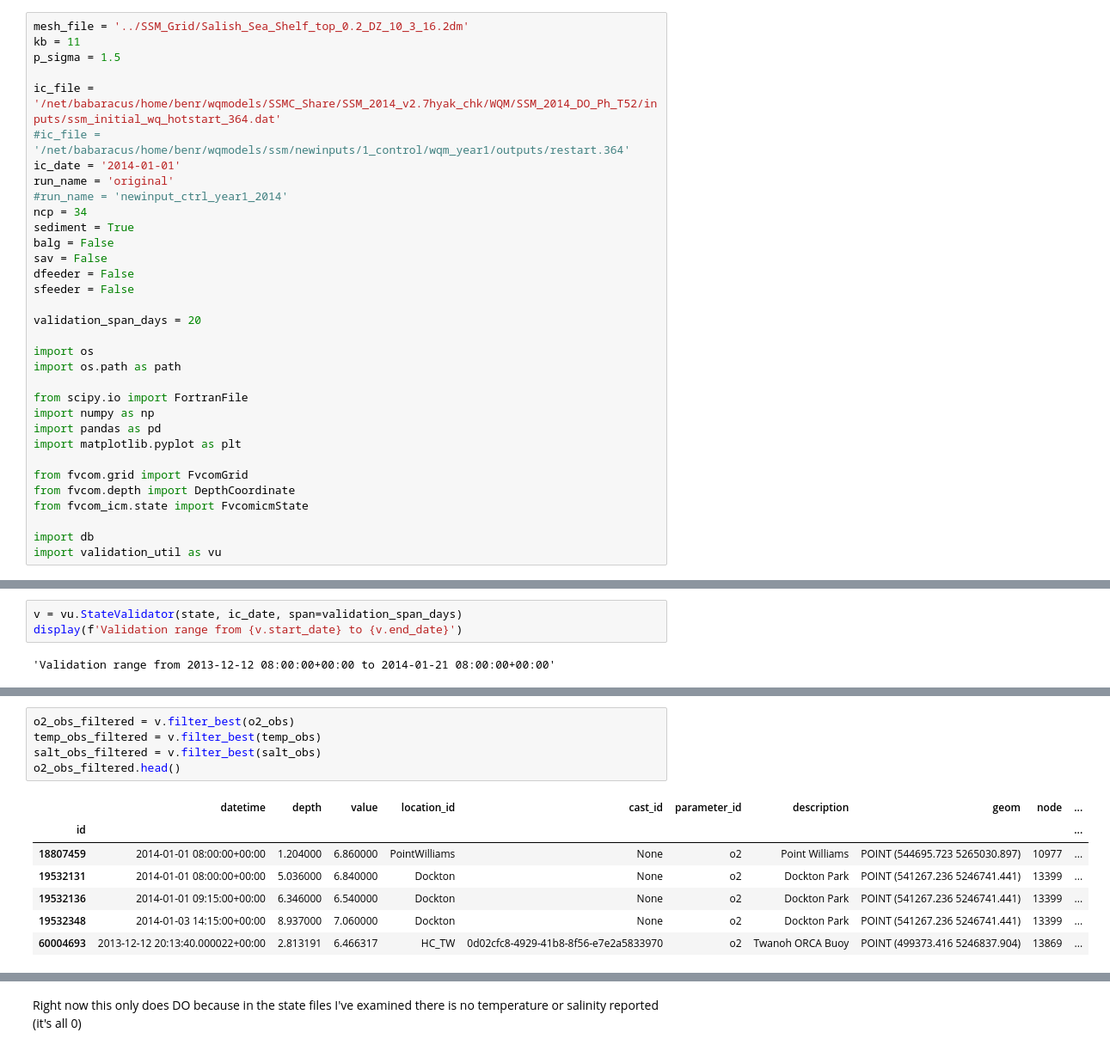
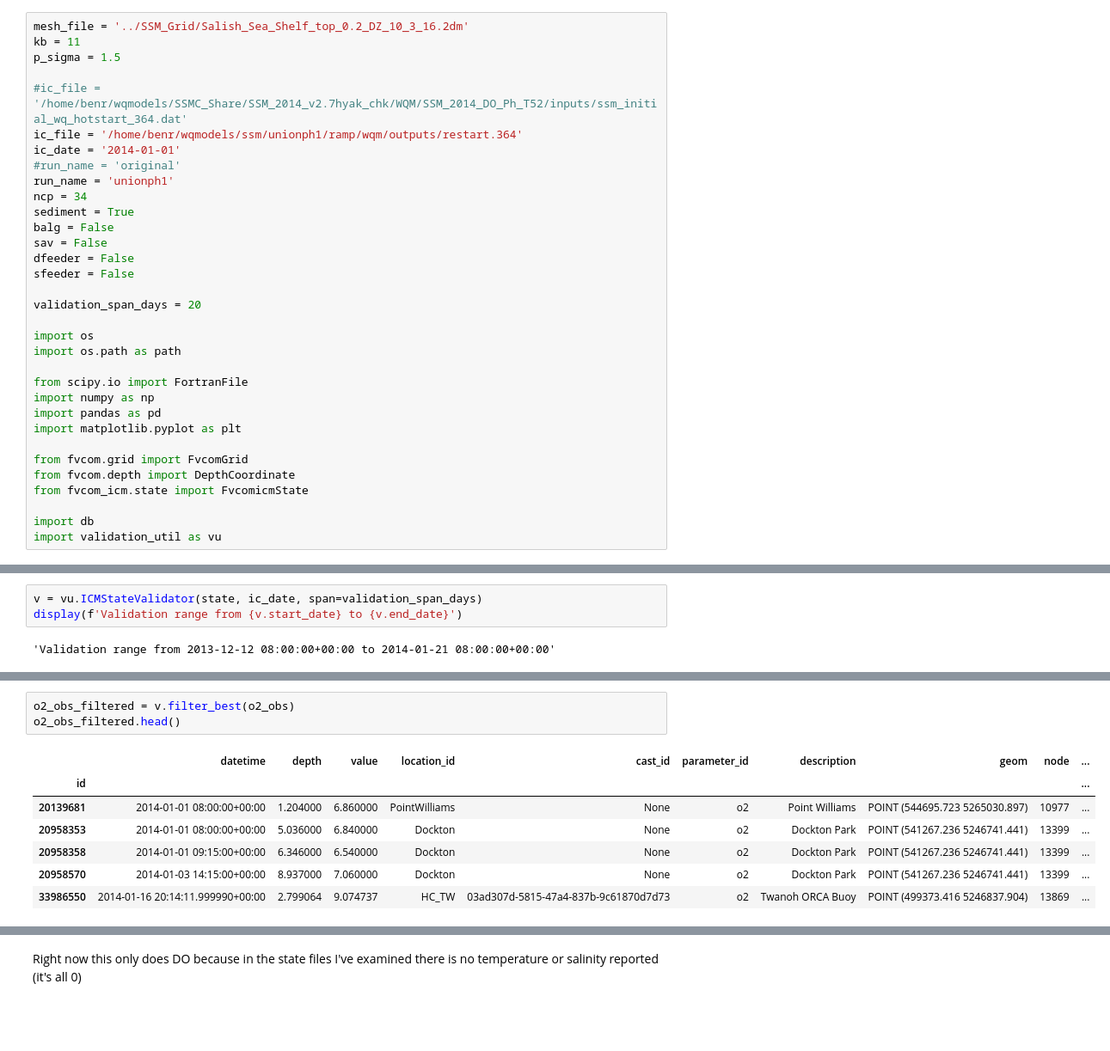
Before and after one commit to bedaro/ssm-analysis, a Jupyter notebook: validation/ValidateICMIC.ipynb, the cells around one changed output, grey strips where cells are left out. Shown at 86% size. Cells and saved outputs as stored; diff of their text form; blank space fills up the shorter version.

```diff
--- a/validation/ValidateICMIC.ipynb
+++ b/validation/ValidateICMIC.ipynb
@@ -30,11 +30,11 @@ mesh_file = '../SSM_Grid/Salish_Sea_Shelf_top_0.2_DZ_10_3_16.2dm'
 kb = 11
 p_sigma = 1.5
 
-ic_file = '/net/babaracus/home/benr/wqmodels/SSMC_Share/SSM_2014_v2.7hyak_chk/WQM/SSM_2014_DO_Ph_T52/inputs/ssm_initial_wq_hotstart_364.dat'
-#ic_file = '/net/babaracus/home/benr/wqmodels/ssm/newinputs/1_control/wqm_year1/outputs/restart.364'
+#ic_file = '/home/benr/wqmodels/SSMC_Share/SSM_2014_v2.7hyak_chk/WQM/SSM_2014_DO_Ph_T52/inputs/ssm_initial_wq_hotstart_364.dat'
+ic_file = '/home/benr/wqmodels/ssm/unionph1/ramp/wqm/outputs/restart.364'
 ic_date = '2014-01-01'
-run_name = 'original'
-#run_name = 'newinput_ctrl_year1_2014'
+#run_name = 'original'
+run_name = 'unionph1'
 ncp = 34
 sediment = True
 balg = False
@@ -71,7 +71,7 @@ else:
 out_file = lambda name: path.join("notebook_outs", "icmic_" + run_name, name)
 os.makedirs(path.dirname(out_file('foo')), exist_ok=True)
 # %%
-v = vu.StateValidator(state, ic_date, span=validation_span_days)
+v = vu.ICMStateValidator(state, ic_date, span=validation_span_days)
 display(f'Validation range from {v.start_date} to {v.end_date}')
 # %% [output]
 'Validation range from 2013-12-12 08:00:00+00:00 to 2014-01-21 08:00:00+00:00'
@@ -97,16 +93,14 @@ o2_obs.head()
 # %%
 o2_obs_filtered = v.filter_best(o2_obs)
-temp_obs_filtered = v.filter_best(temp_obs)
-salt_obs_filtered = v.filter_best(salt_obs)
 o2_obs_filtered.head()
 # %% [output]
 |  | datetime | depth | value | location_id | cast_id | parameter_id | description | geom | node | ... |
 | id |  |  |  |  |  |  |  |  |  | ... |
-| 18807459 | 2014-01-01 08:00:00+00:00 | 1.204000 | 6.860000 | PointWilliams | None | o2 | Point Williams | POINT (544695.723 5265030.897) | 10977 | ... |
-| 19532131 | 2014-01-01 08:00:00+00:00 | 5.036000 | 6.840000 | Dockton | None | o2 | Dockton Park | POINT (541267.236 5246741.441) | 13399 | ... |
-| 19532136 | 2014-01-01 09:15:00+00:00 | 6.346000 | 6.540000 | Dockton | None | o2 | Dockton Park | POINT (541267.236 5246741.441) | 13399 | ... |
-| 19532348 | 2014-01-03 14:15:00+00:00 | 8.937000 | 7.060000 | Dockton | None | o2 | Dockton Park | POINT (541267.236 5246741.441) | 13399 | ... |
-| 60004693 | 2013-12-12 20:13:40.000022+00:00 | 2.813191 | 6.466317 | HC_TW | 0d02cfc8-4929-41b8-8f56-e7e2a5833970 | o2 | Twanoh ORCA Buoy | POINT (499373.416 5246837.904) | 13869 | ... |
+| 20139681 | 2014-01-01 08:00:00+00:00 | 1.204000 | 6.860000 | PointWilliams | None | o2 | Point Williams | POINT (544695.723 5265030.897) | 10977 | ... |
+| 20958353 | 2014-01-01 08:00:00+00:00 | 5.036000 | 6.840000 | Dockton | None | o2 | Dockton Park | POINT (541267.236 5246741.441) | 13399 | ... |
+| 20958358 | 2014-01-01 09:15:00+00:00 | 6.346000 | 6.540000 | Dockton | None | o2 | Dockton Park | POINT (541267.236 5246741.441) | 13399 | ... |
+| 20958570 | 2014-01-03 14:15:00+00:00 | 8.937000 | 7.060000 | Dockton | None | o2 | Dockton Park | POINT (541267.236 5246741.441) | 13399 | ... |
+| 33986550 | 2014-01-16 20:14:11.999990+00:00 | 2.799064 | 9.074737 | HC_TW | 03ad307d-5815-47a4-837b-9c61870d7d73 | o2 | Twanoh ORCA Buoy | POINT (499373.416 5246837.904) | 13869 | ... |
 # %%
 # Group by cast
 dfs = [v.process_cast(c, group) for c,group in o2_obs_filtered.groupby('cast_id')]
```
Also changed, not shown: parts of 5 cells of this notebook, 4 other files.
